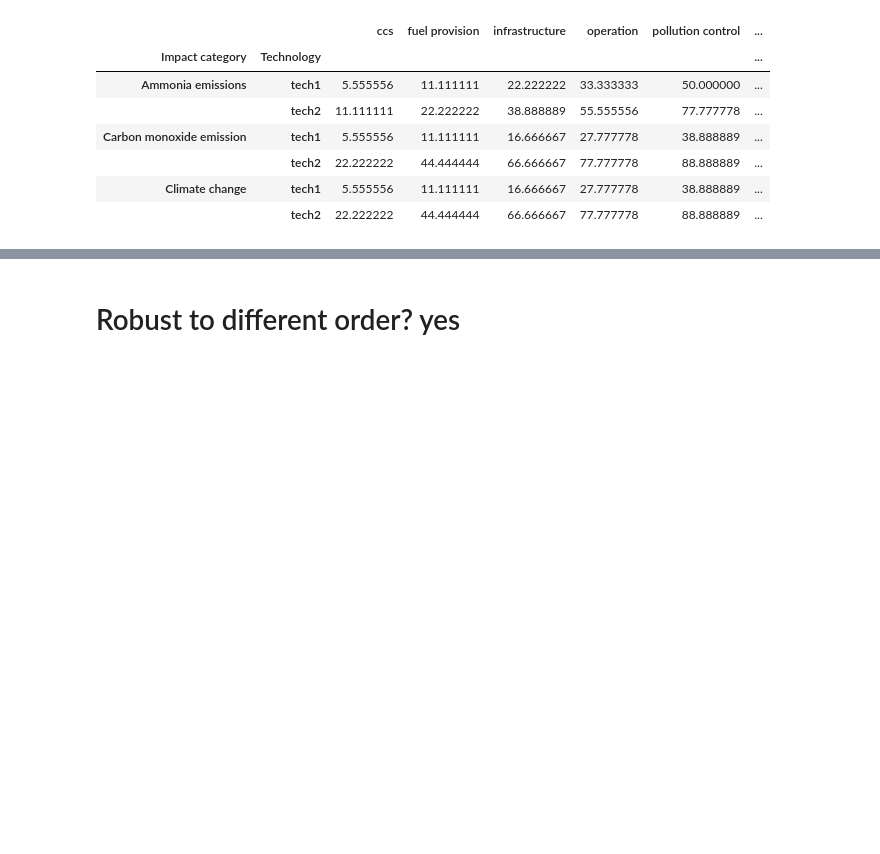
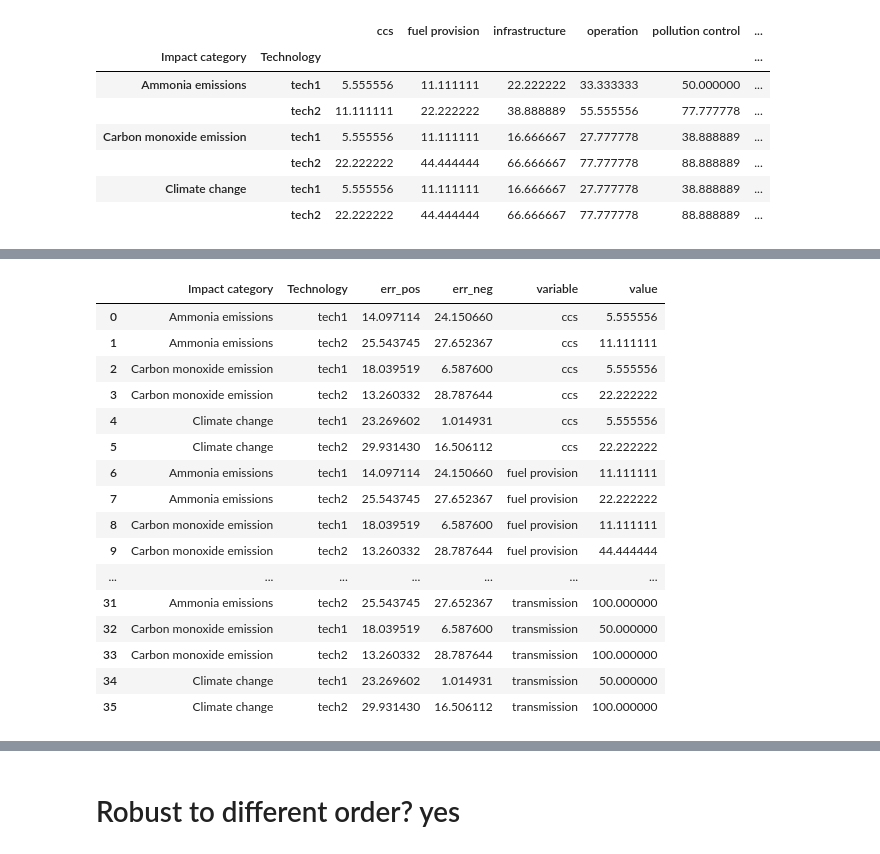
Before and after one commit to dhruba018/lca_standard_graphs_craig, a Jupyter notebook: demo/demo_grouped_stacked_bars.ipynb, the cells around one changed output, grey strips where cells are left out. Cells and saved outputs as stored; diff of their text form; code cells hidden in the pictures; blank space fills up the shorter version.

```diff
--- a/demo/demo_grouped_stacked_bars.ipynb
+++ b/demo/demo_grouped_stacked_bars.ipynb
@@ -44,0 +31,6 @@ fig
+# %%
+err_pos = pd.DataFrame(index=df1.index.levels[0], columns=['tech1', 'tech2'], data=np.random.rand(3,2) * 30).reset_index()
+err_neg = pd.DataFrame(index=df1.index.levels[0], columns=['tech1', 'tech2'], data=np.random.rand(3,2) * 30).reset_index()
+err_neg = err_neg.melt(id_vars='Impact category', var_name='Technology', value_name='err_neg').set_index(['Impact category', 'Technology'])
+err_pos = err_pos.melt(id_vars='Impact category', var_name='Technology', value_name='err_pos').set_index(['Impact category', 'Technology'])
+err_pos
@@ -44,0 +46,2 @@ fig
+# %%
+df1 = pd.concat([df1, err_neg, err_pos], axis=1).reset_index()
@@ -44,0 +58,22 @@ fig
+# %%
+df1_tidy = df1.melt(id_vars=[ 'Impact category', 'Technology', 'err_pos', 'err_neg' ])
+# %%
+df1_tidy
+# %% [output]
+|  | Impact category | Technology | err_pos | err_neg | variable | value |
+| 0 | Ammonia emissions | tech1 | 14.097114 | 24.150660 | ccs | 5.555556 |
+| 1 | Ammonia emissions | tech2 | 25.543745 | 27.652367 | ccs | 11.111111 |
+| 2 | Carbon monoxide emission | tech1 | 18.039519 | 6.587600 | ccs | 5.555556 |
+| 3 | Carbon monoxide emission | tech2 | 13.260332 | 28.787644 | ccs | 22.222222 |
+| 4 | Climate change | tech1 | 23.269602 | 1.014931 | ccs | 5.555556 |
+| 5 | Climate change | tech2 | 29.931430 | 16.506112 | ccs | 22.222222 |
+| 6 | Ammonia emissions | tech1 | 14.097114 | 24.150660 | fuel provision | 11.111111 |
+| 7 | Ammonia emissions | tech2 | 25.543745 | 27.652367 | fuel provision | 22.222222 |
+| 8 | Carbon monoxide emission | tech1 | 18.039519 | 6.587600 | fuel provision | 11.111111 |
+| 9 | Carbon monoxide emission | tech2 | 13.260332 | 28.787644 | fuel provision | 44.444444 |
+| ... | ... | ... | ... | ... | ... | ... |
+| 31 | Ammonia emissions | tech2 | 25.543745 | 27.652367 | transmission | 100.000000 |
+| 32 | Carbon monoxide emission | tech1 | 18.039519 | 6.587600 | transmission | 50.000000 |
+| 33 | Carbon monoxide emission | tech2 | 13.260332 | 28.787644 | transmission | 100.000000 |
+| 34 | Climate change | tech1 | 23.269602 | 1.014931 | transmission | 50.000000 |
+| 35 | Climate change | tech2 | 29.931430 | 16.506112 | transmission | 100.000000 |
```
Also changed, not shown: parts of 11 cells of this notebook, 1 other file.
